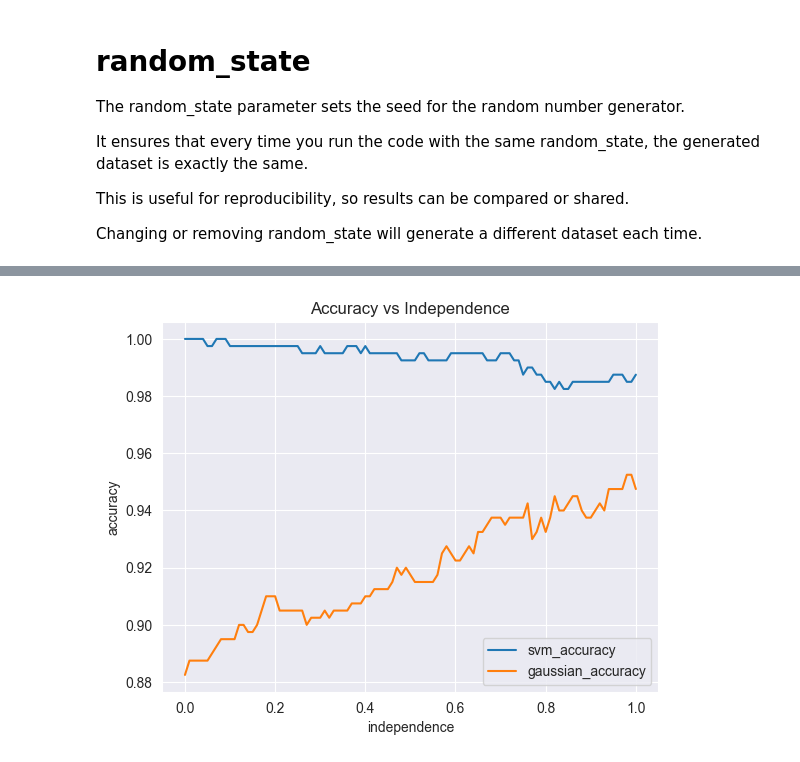
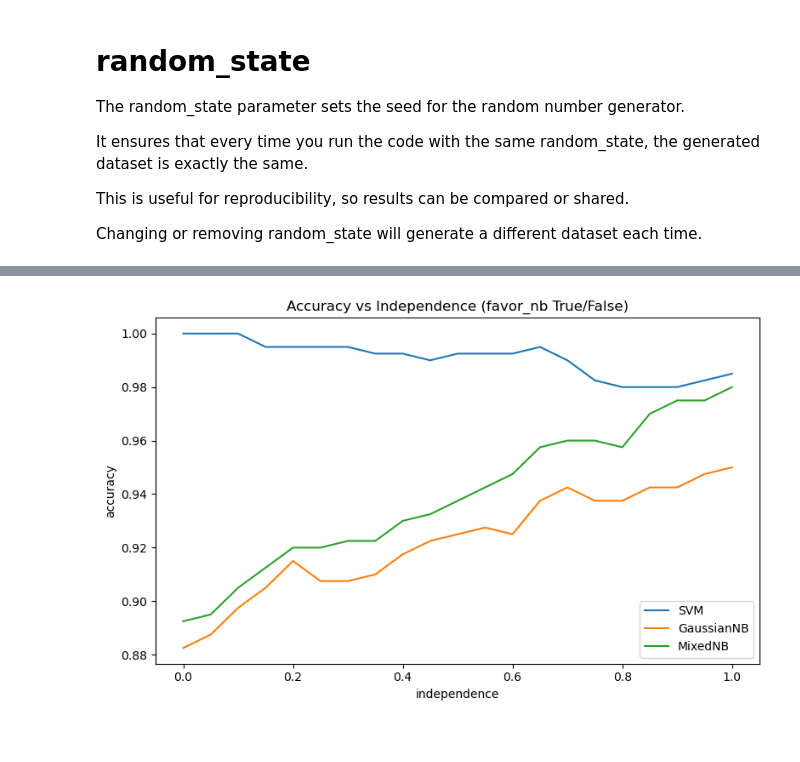
Before and after one commit to JanKoch99/MachineLearningDataMining, a Jupyter notebook: DataGeneration.ipynb, the cells around one changed output, grey strips where cells are left out. Saved outputs shown, nothing was run; the diff lists cells and outputs as text; code cells hidden in the pictures.

Commit message:
Added mixed nb

```diff
--- a/DataGeneration.ipynb
+++ b/DataGeneration.ipynb
@@ -231,45 +339,86 @@ from sklearn.naive_bayes import GaussianNB
 from sklearn.model_selection import train_test_split
 
 samples = 2000
-independence_steps = np.round(np.arange(0, 1.01, 0.01), 2)
+independence_steps = np.round(np.arange(0, 1.05, 0.05), 2)
+noise_sigma = 0.4
+random_state = 42
 
+continuous_cols = ["Age", "RestingBP", "Cholesterol", "MaxHR", "Oldpeak"]
 
-
-accuraccy = pd.DataFrame(columns=["independence", "svm_accuracy", "gaussian_accuracy"])
+# Collect accuracies for favor_nb=False and favor_nb=True
+accuracy = pd.DataFrame(
+    columns=[
+        "independence",
+        "svm_false", "gaussian_false", "mixed_gaussian_false",
+        "svm_true", "gaussian_true", "mixed_gaussian_true"
+    ]
+)
 
 for independence_step in independence_steps:
-    data = generate_synthetic_data(
+    # Dataset with favor_nb=False
+    data_false = generate_synthetic_data(
         n_samples=samples,
         independence=independence_step,
-        random_state=42
+        random_state=42,
     )
+    Xf = scale_features(data_false.loc[:, data_false.columns != 'y'])
+    Yf = data_false['y']
+    Xf_train, Xf_test, yf_train, yf_test = train_test_split(Xf, Yf, test_size=0.2, random_state=random_state)
 
-    X = scale_features(data.loc[:, data.columns != 'y'])
-    Y = data['y']
-    X_train, X_test, y_train, y_test = train_test_split(X, Y, test_size=0.2, random_state=42)
+    Xf_cont_cols = [col for col in Xf_train.columns if col in continuous_cols]
+    Xf_bin_cols = [col for col in Xf_train.columns if col not in Xf_cont_cols]
 
-    svm_model = SVC(kernel='rbf', random_state=42)
-    gaussian_model = GaussianNB()
-    # Fit the model
-    svm_model.fit(X_train, y_train)
-    gaussian_model.fit(X_train, y_train)
+    svm_f = SVC(kernel='rbf', random_state=random_state)
+    nb_f = GaussianNB()
+    mixed_nb_f = MixedNB(continuous_cols=Xf_cont_cols, binary_cols=Xf_bin_cols)
+    svm_f.fit(Xf_train, yf_train)
+    nb_f.fit(Xf_train, yf_train)
+    mixed_nb_f.fit(Xf_train, yf_train)
+    acc_svm_f = accuracy_score(yf_test, svm_f.predict(Xf_test))
+    acc_nb_f = accuracy_score(yf_test, nb_f.predict(Xf_test))
+    acc_mixed_nb_f = accuracy_score(yf_test, mixed_nb_f.predict(Xf_test))
 
-    # Predict with model
-    y_pred_svm = svm_model.predict(X_test)
-    y_pred_gaussian = gaussian_model.predict(X_test)
+    # Dataset with favor_nb=True
+    data_true = generate_synthetic_data(
+        n_samples=samples,
+        independence=independence_step,
+        random_state=42,
+        noise_sigma=noise_sigma
+    )
+    Xt = scale_features(data_true.loc[:, data_true.columns != 'y'])
+    Yt = data_true['y']
+    Xt_train, Xt_test, yt_train, yt_test = train_test_split(Xt, Yt, test_size=0.2, random_state=random_state)
 
-    # Gain accuracy score
-    svm_accuracy = accuracy_score(y_test, y_pred_svm)
-    gaussian_accuracy = accuracy_score(y_test, y_pred_gaussian)
-    accuraccy.loc[len(accuraccy)] = [independence_step, svm_accuracy, gaussian_accuracy]
+    Xt_cont_cols = [col for col in Xt_train.columns if col in continuous_cols]
+    Xt_bin_cols = [col for col in Xt_train.columns if col not in Xt_cont_cols]
 
-print(accuraccy)
-plt.figure()
-plt.plot(accuraccy["independence"], accuraccy["svm_accuracy"], label="svm_accuracy")
-plt.plot(accuraccy["independence"], accuraccy["gaussian_accuracy"], label="gaussian_accuracy")
+    svm_t = SVC(kernel='rbf', random_state=random_state)
+    nb_t = GaussianNB()
+    mixed_nb_t = MixedNB(continuous_cols=Xt_cont_cols, binary_cols=Xt_bin_cols)
+    svm_t.fit(Xt_train, yt_train)
+    nb_t.fit(Xt_train, yt_train)
+    mixed_nb_t.fit(Xt_train, yt_train)
+    acc_svm_t = accuracy_score(yt_test, svm_t.predict(Xt_test))
+    acc_nb_t = accuracy_score(yt_test, nb_t.predict(Xt_test))
+    acc_mixed_nb_t = accuracy_score(yt_test, mixed_nb_t.predict(Xt_test))
+
+    accuracy.loc[len(accuracy)] = [
+        independence_step,
+        acc_svm_f, acc_nb_f, acc_mixed_nb_f,
+        acc_svm_t, acc_nb_t, acc_mixed_nb_t
+    ]
+
+print(accuracy)
+plt.figure(figsize=(8,5))
+plt.plot(accuracy["independence"], accuracy["svm_false"], label="SVM")
+plt.plot(accuracy["independence"], accuracy["gaussian_false"], label="GaussianNB")
+plt.plot(accuracy["independence"], accuracy["mixed_gaussian_false"], label="MixedNB")
+#plt.plot(accuracy["independence"], accuracy["svm_true"], label="SVM (noise_sigma)")
+#plt.plot(accuracy["independence"], accuracy["gaussian_true"], label="GaussianNB (noise_sigma)")
 plt.xlabel("independence")
 plt.ylabel("accuracy")
 plt.legend()
-plt.title("Accuracy vs Independence")
+plt.title("Accuracy vs Independence (favor_nb True/False)")
+plt.tight_layout()
 plt.show()
 # %% [output]
@@ -290 +442 @@ plt.show()
-[figure, old version]
+[figure, new version]
```
Also changed, not shown: parts of 11 cells of this notebook.
